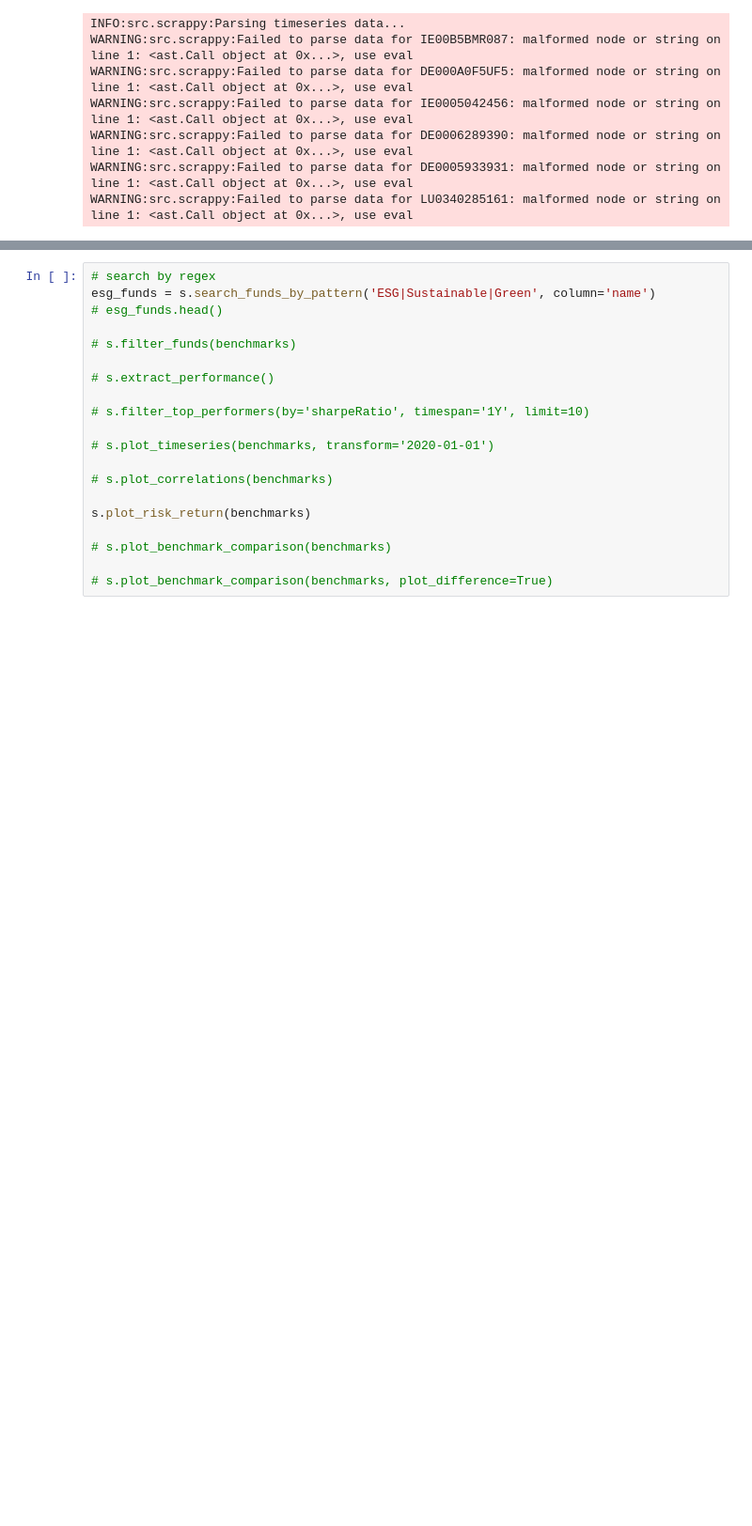
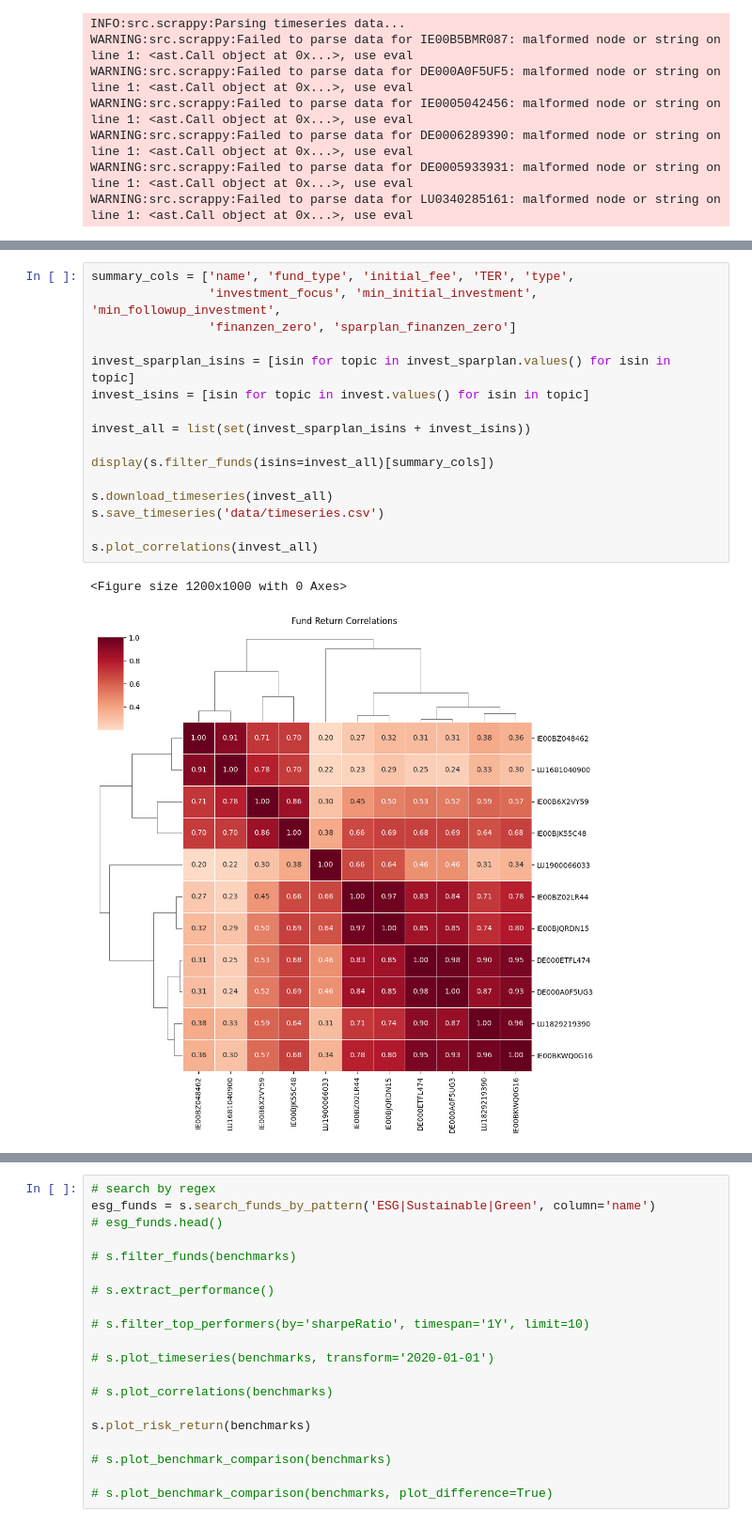
Before and after one commit to jubberwockey/scrappy, a Jupyter notebook: notebooks/scrappy.ipynb, the cells around one changed output, grey strips where cells are left out. Shown: that part at 94% size. Saved outputs shown, nothing was run; the diff lists cells and outputs as text; blank space fills up the shorter version.

```diff
--- a/notebooks/scrappy.ipynb
+++ b/notebooks/scrappy.ipynb
@@ -172,0 +240,19 @@ INFO:src.scrappy:Ranked 10 funds using criteria: ['performanceTimeSpanPct', 'sha
+# %%
+summary_cols = ['name', 'fund_type', 'initial_fee', 'TER', 'type',
+                'investment_focus', 'min_initial_investment', 'min_followup_investment',
+                'finanzen_zero', 'sparplan_finanzen_zero']
+
+invest_sparplan_isins = [isin for topic in invest_sparplan.values() for isin in topic]
+invest_isins = [isin for topic in invest.values() for isin in topic]
+
+invest_all = list(set(invest_sparplan_isins + invest_isins))
+
+display(s.filter_funds(isins=invest_all)[summary_cols])
+
+s.download_timeseries(invest_all)
+s.save_timeseries('data/timeseries.csv')
+
+s.plot_correlations(invest_all)
+# %% [output]
+<Figure size 1200x1000 with 0 Axes>
+[figure, added]
```
Also changed, not shown: parts of 8 cells of this notebook, 10 other files.
